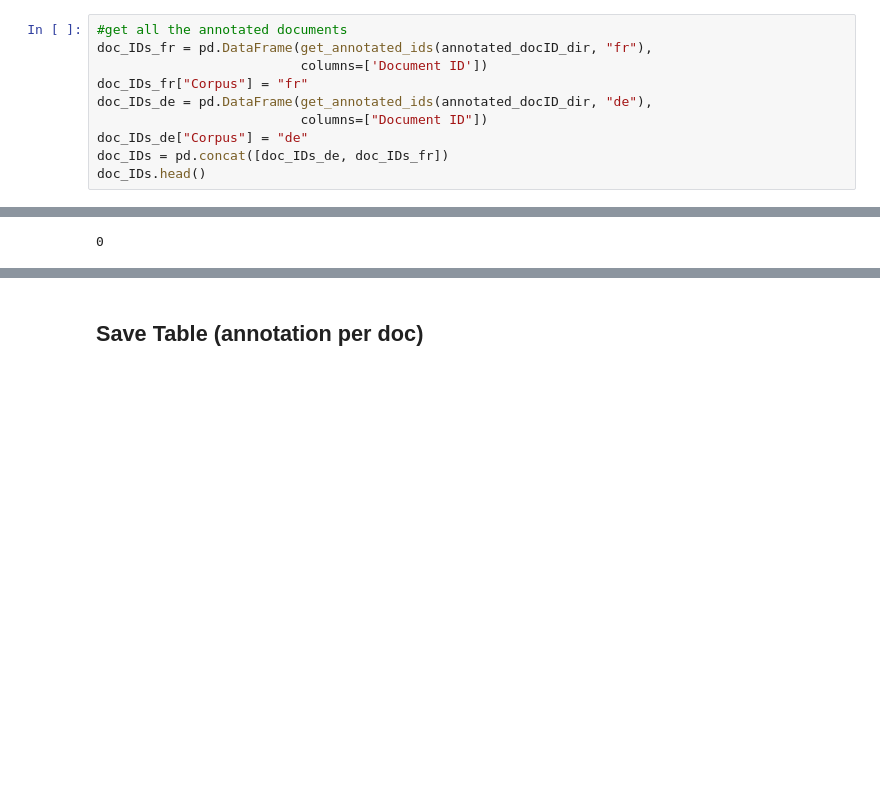
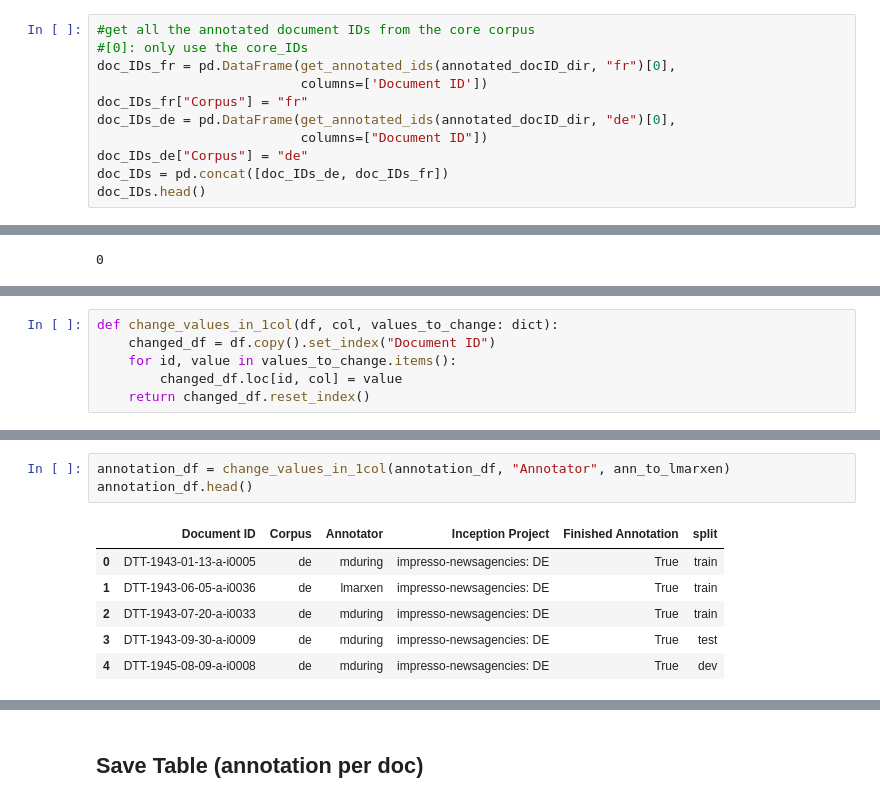
Before and after one commit to impresso/newsagency-classification, a Jupyter notebook: notebooks/annotation_planning.ipynb, the cells around one changed output, grey strips where cells are left out. Cells and saved outputs as stored; diff of their text form; blank space fills up the shorter version.

```diff
--- a/notebooks/annotation_planning.ipynb
+++ b/notebooks/annotation_planning.ipynb
@@ -54,11 +62,12 @@ def annotation_planning2df(annotation_planning_path: str):
 
     return ann_planning
 # %%
-#get all the annotated documents
-doc_IDs_fr = pd.DataFrame(get_annotated_ids(annotated_docID_dir, "fr"),
+#get all the annotated document IDs from the core corpus
+#[0]: only use the core_IDs
+doc_IDs_fr = pd.DataFrame(get_annotated_ids(annotated_docID_dir, "fr")[0],
                           columns=['Document ID'])
 doc_IDs_fr["Corpus"] = "fr"
-doc_IDs_de = pd.DataFrame(get_annotated_ids(annotated_docID_dir, "de"),
+doc_IDs_de = pd.DataFrame(get_annotated_ids(annotated_docID_dir, "de")[0],
                           columns=["Document ID"])
 doc_IDs_de["Corpus"] = "de"
 doc_IDs = pd.concat([doc_IDs_de, doc_IDs_fr])
@@ -108,0 +134,6 @@ sum(annotation_df["split"].isna()) # 0: every row is assigned a split
+# %%
+def change_values_in_1col(df, col, values_to_change: dict):
+    changed_df = df.copy().set_index("Document ID")
+    for id, value in values_to_change.items():
+        changed_df.loc[id, col] = value
+    return changed_df.reset_index()
@@ -108,0 +147,10 @@ sum(annotation_df["split"].isna()) # 0: every row is assigned a split
+# %%
+annotation_df = change_values_in_1col(annotation_df, "Annotator", ann_to_lmarxen)
+annotation_df.head()
+# %% [output]
+|  | Document ID | Corpus | Annotator | Inception Project | Finished Annotation | split |
+| 0 | DTT-1943-01-13-a-i0005 | de | mduring | impresso-newsagencies: DE | True | train |
+| 1 | DTT-1943-06-05-a-i0036 | de | lmarxen | impresso-newsagencies: DE | True | train |
+| 2 | DTT-1943-07-20-a-i0033 | de | mduring | impresso-newsagencies: DE | True | train |
+| 3 | DTT-1943-09-30-a-i0009 | de | mduring | impresso-newsagencies: DE | True | test |
+| 4 | DTT-1945-08-09-a-i0008 | de | mduring | impresso-newsagencies: DE | True | dev |
```
Also changed, not shown: parts of 8 cells of this notebook, 9 other files.
